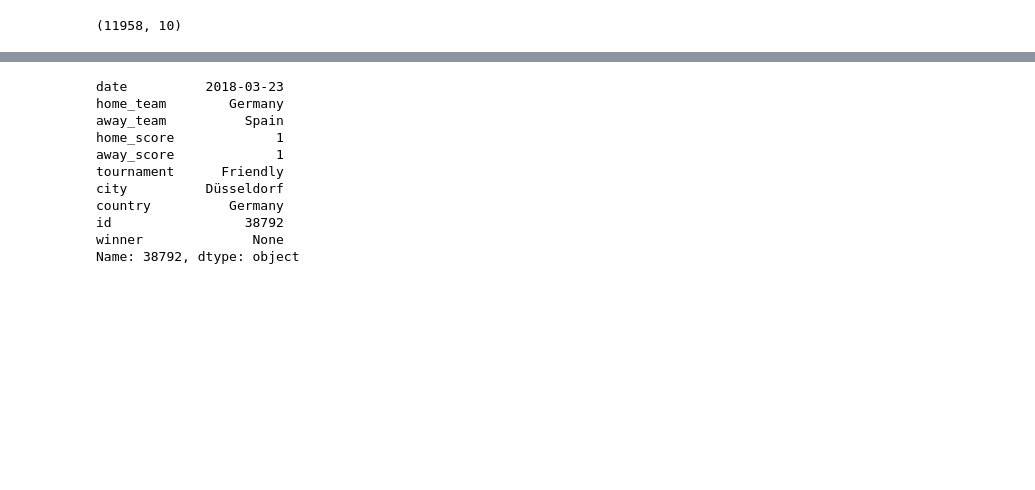
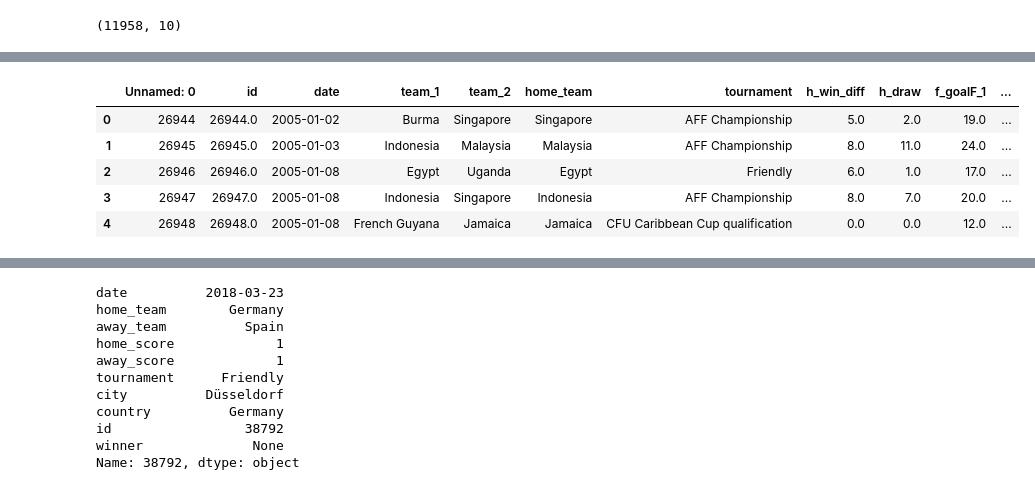
Before and after one commit to mrthlinh/FIFA-World-Cup-Prediction, a Jupyter notebook: pre_processingData.ipynb, the cells around one changed output, grey strips where cells are left out. Cells and saved outputs as stored; diff of their text form; code cells hidden in the pictures; blank space fills up the shorter version.

```diff
--- a/pre_processingData.ipynb
+++ b/pre_processingData.ipynb
@@ -128,0 +134,11 @@ my_df.head()
+# %%
+# Read the current data
+data_2005 = pd.read_csv("data/data_2005.csv", encoding='utf-8')
+data_2005.head()
+# %% [output]
+|  | Unnamed: 0 | id | date | team_1 | team_2 | home_team | tournament | h_win_diff | h_draw | f_goalF_1 | ... |
+| 0 | 26944 | 26944.0 | 2005-01-02 | Burma | Singapore | Singapore | AFF Championship | 5.0 | 2.0 | 19.0 | ... |
+| 1 | 26945 | 26945.0 | 2005-01-03 | Indonesia | Malaysia | Malaysia | AFF Championship | 8.0 | 11.0 | 24.0 | ... |
+| 2 | 26946 | 26946.0 | 2005-01-08 | Egypt | Uganda | Egypt | Friendly | 6.0 | 1.0 | 17.0 | ... |
+| 3 | 26947 | 26947.0 | 2005-01-08 | Indonesia | Singapore | Indonesia | AFF Championship | 8.0 | 7.0 | 20.0 | ... |
+| 4 | 26948 | 26948.0 | 2005-01-08 | French Guyana | Jamaica | Jamaica | CFU Caribbean Cup qualification | 0.0 | 0.0 | 12.0 | ... |
```
Also changed, not shown: parts of 16 cells of this notebook, 1 other file.
